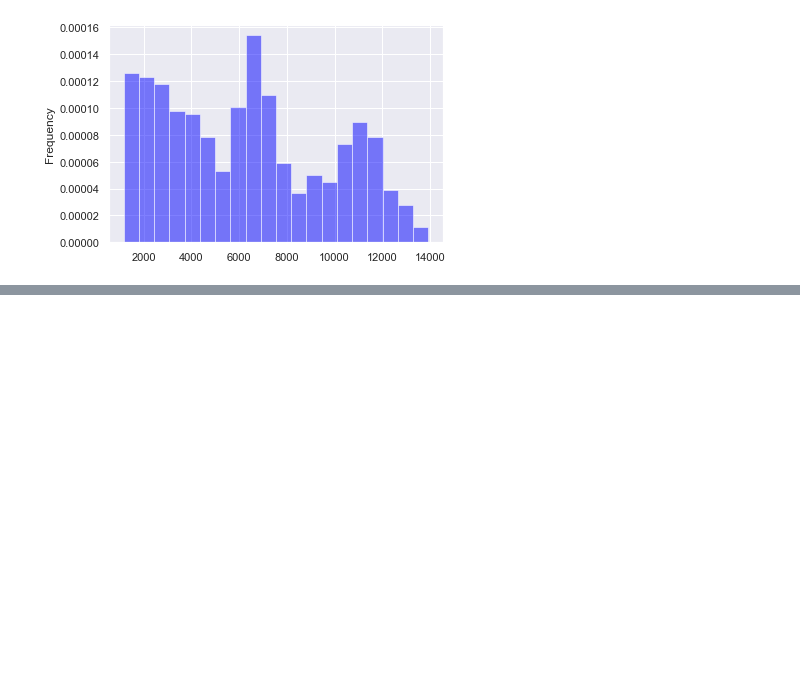
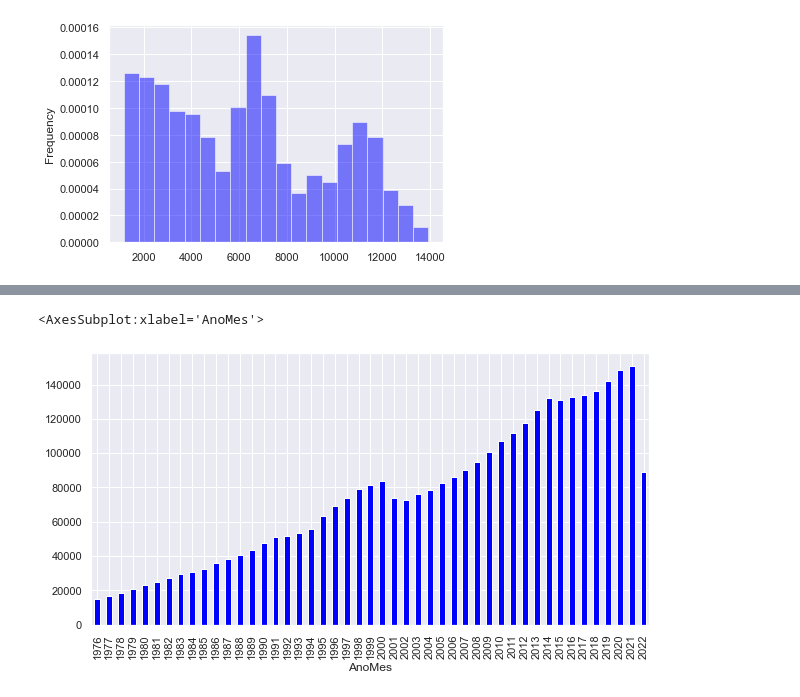
Before and after one commit to kccas35/Data-projeto-6, a Jupyter notebook: data/projeto6teste1.ipynb, the cells around one changed output, grey strips where cells are left out. Drawn from its saved outputs; the diff is of its cells as text; code cells hidden in the pictures; blank space fills up the shorter version.

```diff
--- a/data/projeto6teste1.ipynb
+++ b/data/projeto6teste1.ipynb
@@ -109,0 +103,7 @@ if pVal < 0.05:
+# %%
+
+#find the top 20 consumo values and group by the year
+df.groupby(df.index.year)['Consumo'].nlargest(20).groupby(level=0).sum().plot(kind='bar', figsize=(10, 5), color='blue')
+# %% [output]
+<AxesSubplot:xlabel='AnoMes'>
+[figure, added]
```
Also changed, not shown: parts of 3 cells of this notebook.
